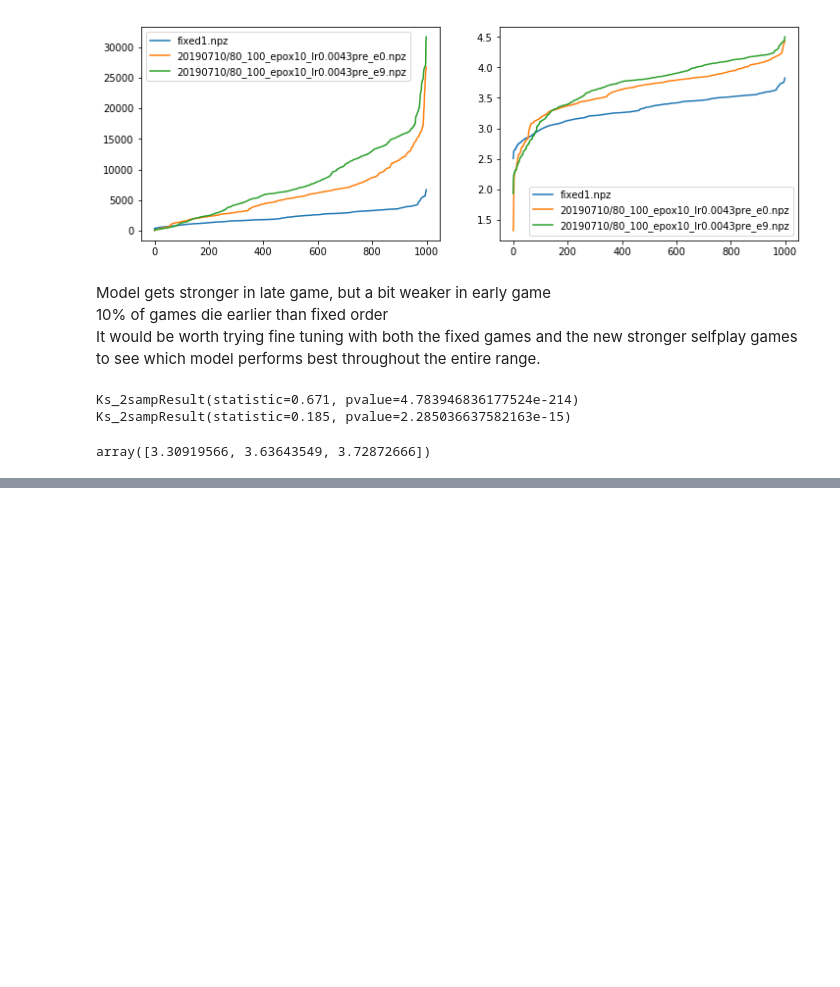
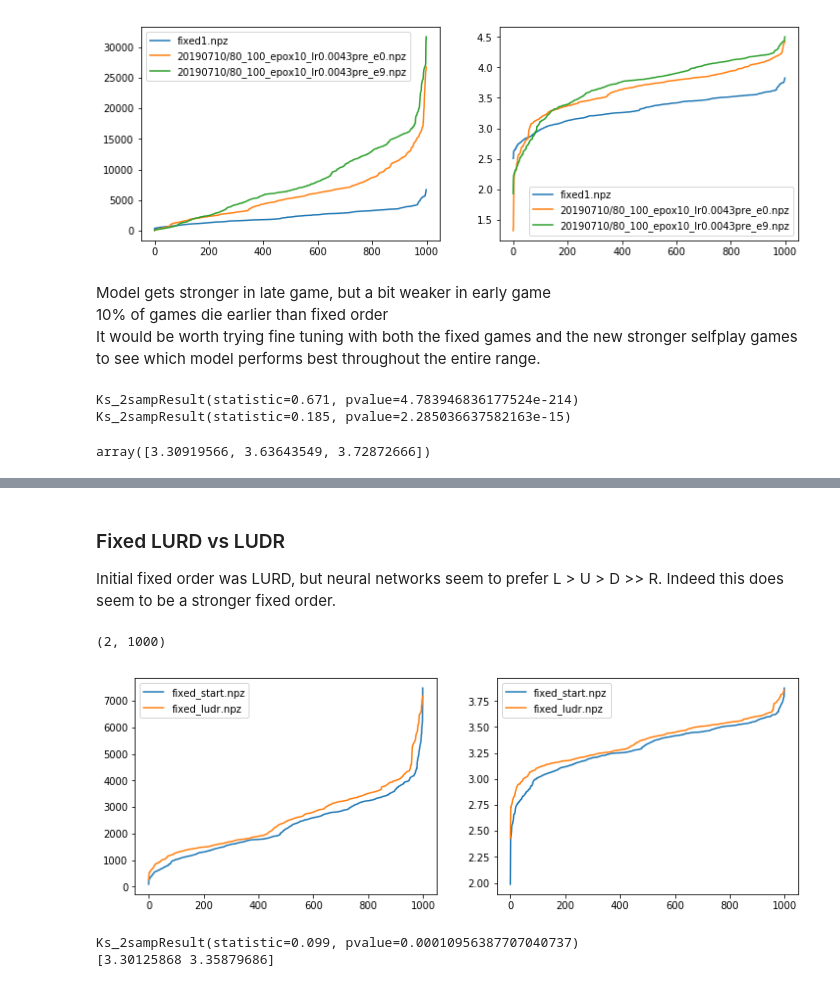
Before and after one commit to fqjin/2048NN, a Jupyter notebook: compare_models.ipynb, the cells around one changed output, grey strips where cells are left out. Drawn from its saved outputs; the diff is of its cells as text; code cells hidden in the pictures; blank space fills up the shorter version.

```diff
--- a/compare_models.ipynb
+++ b/compare_models.ipynb
@@ -813,0 +860,38 @@ array([3.30919566, 3.63643549, 3.72872666])
+# %% [markdown]
+### Fixed LURD vs LUDR
+Initial fixed order was LURD, but neural networks seem to prefer L > U > D >> R. Indeed this does seem to be a stronger fixed order.
+# %%
+1# Compare best of different training runs
+results = []
+names = ['fixed_start.npz',
+         'fixed_ludr.npz',
+         ]
+for name in names:
+    dist = np.load(name)
+    scores = np.asarray([dist['scores']]).flatten()
+    scores.sort()
+    results.append(scores)
+results = np.vstack(results)
+print(results.shape)
+logresults = np.log10(results + 1)
+# %% [output]
+(2, 1000)
+# %%
+plt.subplots(figsize=(12, 4))
+plt.subplot(121)
+for i in range(len(results)):
+    plt.plot(results[i])
+plt.legend(names)
+plt.subplot(122)
+for i in range(len(logresults)):
+    plt.plot(logresults[i])
+plt.legend(names)
+plt.show()
+# %% [output]
+[figure, added]
+# %%
+print(stats.ks_2samp(logresults[0], logresults[1]))
+print(np.mean(logresults, axis=1))
+# %% [output]
+Ks_2sampResult(statistic=0.099, pvalue=0.00010956387707040737)
+[3.30125868 3.35879686]
```
Also changed, not shown: parts of 5 cells of this notebook, 4 other files.
